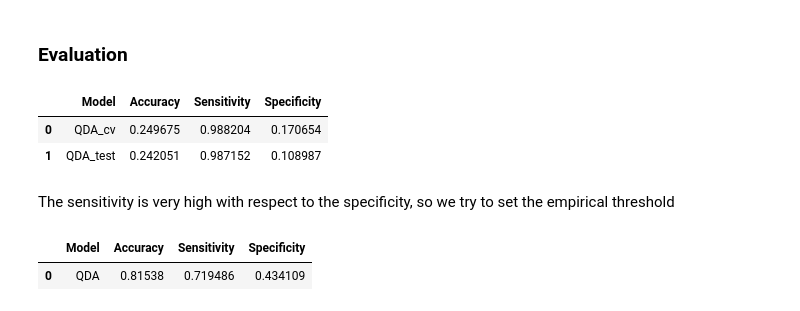
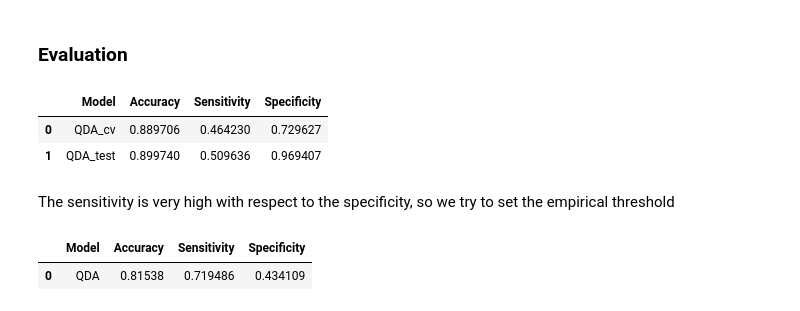
Before and after one commit to sararesta/ML-Homework, a Jupyter notebook: Classification-Copy1.ipynb, the cells around one changed output. Drawn from its saved outputs; the diff is of its cells as text; code cells hidden in the pictures.

```diff
--- a/Classification-Copy1.ipynb
+++ b/Classification-Copy1.ipynb
@@ -87,9 +87,10 @@ variance_selector = VarianceThreshold(threshold=threshold)
 # Applicazione della selezione della varianza sul dataset
 
 X_train = X_train_full.loc[:, variance_selector.fit(X_train_full).get_support()]
-columns_remaining = X_train_full.columns.tolist()
+columns_remaining = X_train.columns.tolist()
 
 X_test = X_test_full[columns_remaining]
 print(X_train.columns.tolist())
+len(columns_remaining)
 # %% [output]
 ['Administrative', 'Administrative_Duration', 'Informational', 'Informational_Duration', 'ProductRelated', 'ProductRelated_Duration', 'BounceRates', 'ExitRates', 'PageValues', 'SpecialDay', 'Month_Aug ...
@@ -542,11 +534,11 @@ M14 subset score (3.): 0.8680778214666802
 ### Evaluation
 # %%
 model = QDA(store_covariance=True)
-classification_metrics(model, "QDA", X_train[features], y_train, X_test[features], y_test,5)
+classification_metrics(model, "QDA", X_train[features_QDA], y_train, X_test[features_QDA], y_test,5)
 # %% [output]
 |  | Model | Accuracy | Sensitivity | Specificity |
-| 0 | QDA_cv | 0.249675 | 0.988204 | 0.170654 |
-| 1 | QDA_test | 0.242051 | 0.987152 | 0.108987 |
+| 0 | QDA_cv | 0.889706 | 0.464230 | 0.729627 |
+| 1 | QDA_test | 0.899740 | 0.509636 | 0.969407 |
 # %% [markdown]
 The sensitivity is very high with respect to the specificity, so we try to set the empirical threshold
 # %%
```
Also changed, not shown: parts of 19 cells of this notebook.
